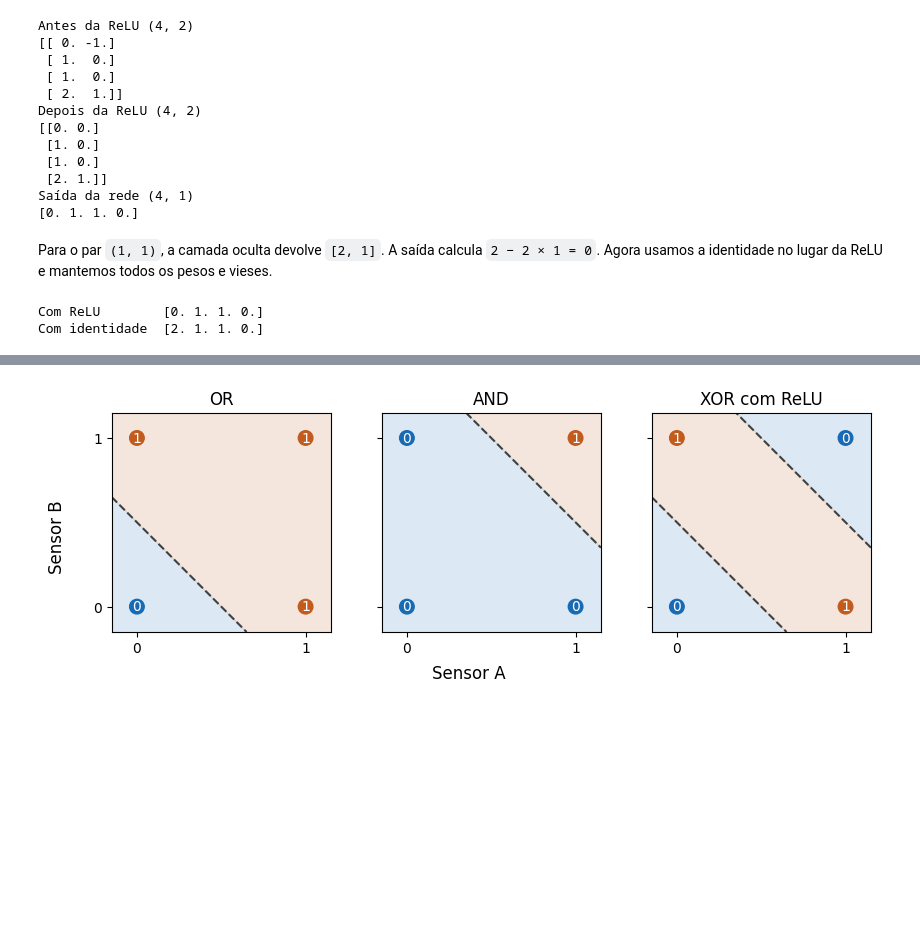
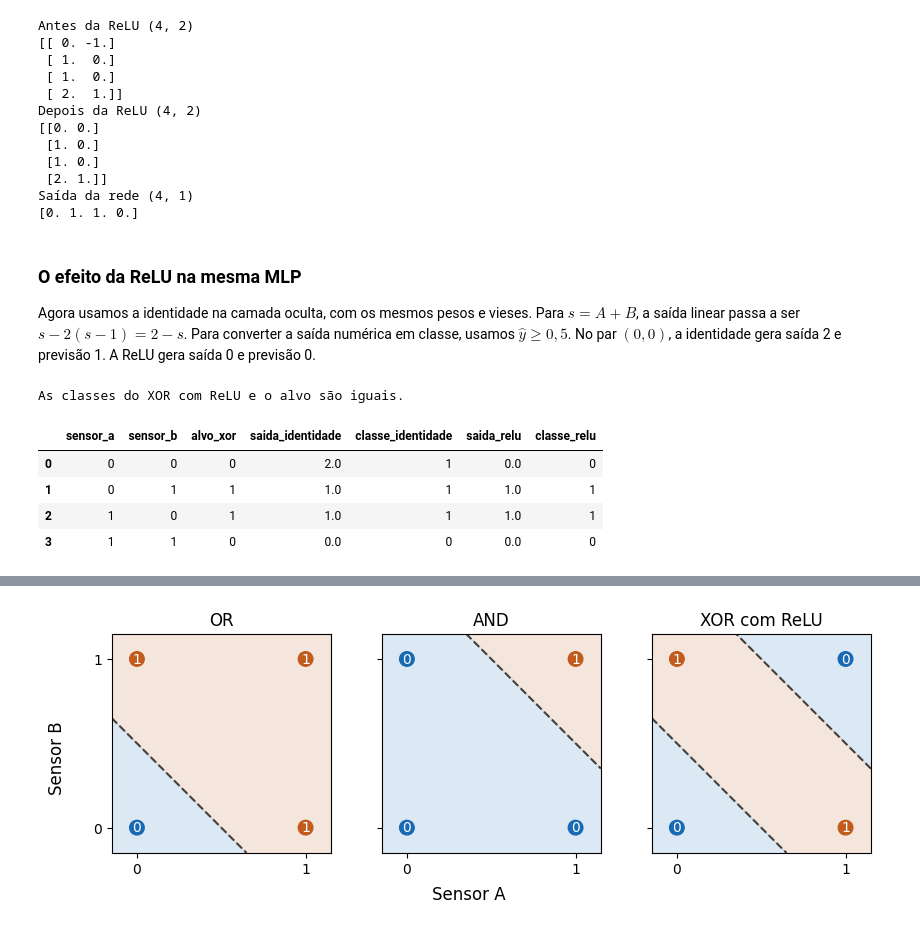
Before and after one commit to tuliorr/mba-redes-neurais, a Jupyter notebook: aula01/aula01.ipynb, the cells around one changed output, grey strips where cells are left out. Cells and saved outputs as stored; diff of their text form; code cells hidden in the pictures; blank space fills up the shorter version.

```diff
--- a/aula01/aula01.ipynb
+++ b/aula01/aula01.ipynb
@@ -130,15 +184,33 @@ Depois da ReLU (4, 2)
 Saída da rede (4, 1)
 [0. 1. 1. 0.]
 # %% [markdown]
-Para o par `(1, 1)`, a camada oculta devolve `[2, 1]`. A saída calcula `2 − 2 × 1 = 0`. Agora usamos a identidade no lugar da ReLU e mantemos todos os pesos e vieses.
+### O efeito da ReLU na mesma MLP
+
+Agora usamos a identidade na camada oculta, com os mesmos pesos e vieses. Para $s=A+B$, a saída linear passa a ser $s-2(s-1)=2-s$. Para converter a saída numérica em classe, usamos $\hat{y}\geq 0{,}5$. No par $(0,0)$, a identidade gera saída 2 e previsão 1. A ReLU gera saída 0 e previsão 0.
 # %%
+# Z1 contém as somas com viés antes da ativação. A identidade as devolve como estão.
 saida_identidade = Z1 @ W2 + b2
+classe_identidade = (saida_identidade.ravel() >= 0.5).astype(int)
+classe_xor = (saida.ravel() >= 0.5).astype(int)
 
-print("Com ReLU       ", saida.ravel())
-print("Com identidade ", saida_identidade.ravel())
+print(
+    "As classes do XOR com ReLU e o alvo são",
+    "iguais." if np.array_equal(classe_xor, y.ravel()) else "diferentes.",
+)
+
+dados[["sensor_a", "sensor_b", "alvo_xor"]].assign(
+    saida_identidade=saida_identidade.ravel(),
+    classe_identidade=classe_identidade,
+    saida_relu=saida.ravel(),
+    classe_relu=classe_xor,
+)
 # %% [output]
-Com ReLU        [0. 1. 1. 0.]
-Com identidade  [2. 1. 1. 0.]
+As classes do XOR com ReLU e o alvo são iguais.
+|  | sensor_a | sensor_b | alvo_xor | saida_identidade | classe_identidade | saida_relu | classe_relu |
+| 0 | 0 | 0 | 0 | 2.0 | 1 | 0.0 | 0 |
+| 1 | 0 | 1 | 1 | 1.0 | 1 | 1.0 | 1 |
+| 2 | 1 | 0 | 1 | 1.0 | 1 | 1.0 | 1 |
+| 3 | 1 | 1 | 0 | 0.0 | 0 | 0.0 | 0 |
 # %% [markdown]
 ### Fronteiras de decisão
 
```
Also changed, not shown: parts of 14 cells of this notebook, 3 other files.
